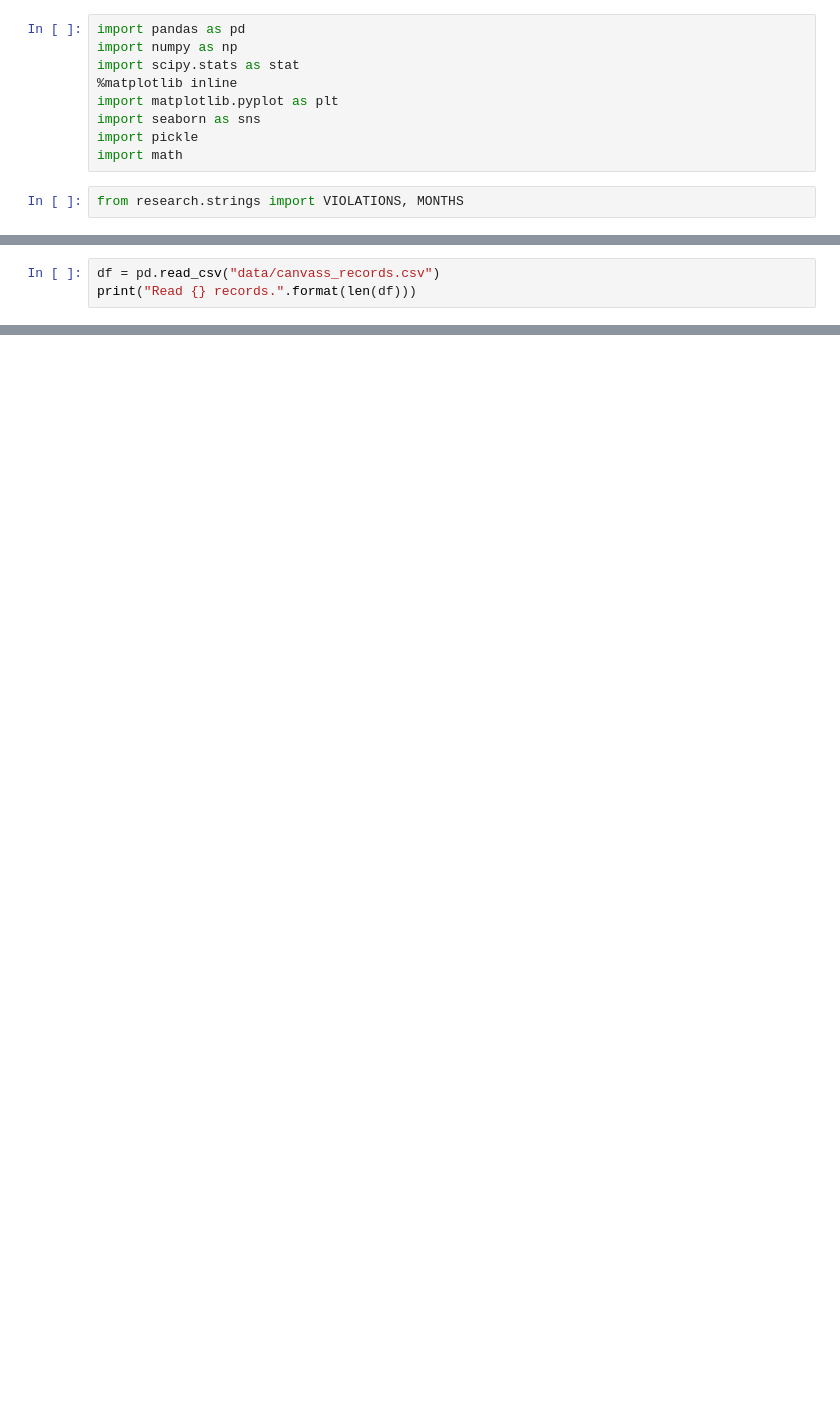
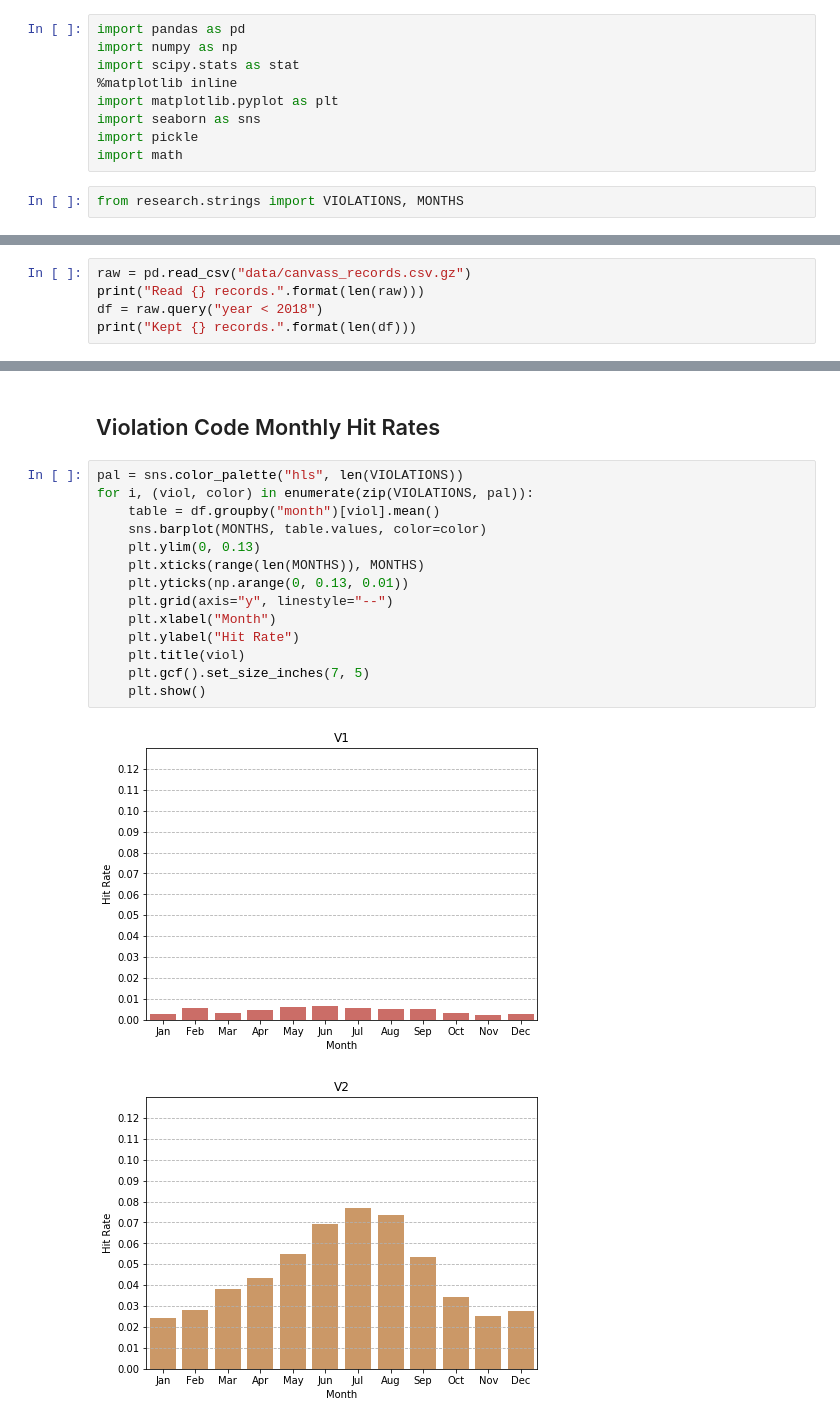
Before and after one commit to vingkan/foodinspectionforecasting, a Jupyter notebook: IIT/16_canvass_violations.ipynb, the cells around one changed output, grey strips where cells are left out. Drawn from its saved outputs; the diff is of its cells as text; blank space fills up the shorter version.

```diff
--- a/IIT/16_canvass_violations.ipynb
+++ b/IIT/16_canvass_violations.ipynb
@@ -14,4 +39,6 @@ from research.strings import VIOLATIONS, MONTHS
 # %%
-df = pd.read_csv("data/canvass_records.csv")
-print("Read {} records.".format(len(df)))
+raw = pd.read_csv("data/canvass_records.csv.gz")
+print("Read {} records.".format(len(raw)))
+df = raw.query("year < 2018")
+print("Kept {} records.".format(len(df)))
 # %% [output]
@@ -39,0 +81,19 @@ Name: V2, dtype: float64
+# %% [markdown]
+## Violation Code Monthly Hit Rates
+# %%
+pal = sns.color_palette("hls", len(VIOLATIONS))
+for i, (viol, color) in enumerate(zip(VIOLATIONS, pal)):
+    table = df.groupby("month")[viol].mean()
+    sns.barplot(MONTHS, table.values, color=color)
+    plt.ylim(0, 0.13)
+    plt.xticks(range(len(MONTHS)), MONTHS)
+    plt.yticks(np.arange(0, 0.13, 0.01))
+    plt.grid(axis="y", linestyle="--")
+    plt.xlabel("Month")
+    plt.ylabel("Hit Rate")
+    plt.title(viol)
+    plt.gcf().set_size_inches(7, 5)
+    plt.show()
+# %% [output]
+[figure, added]
+[figure, added]
```
Also changed, not shown: parts of 18 cells of this notebook, 2 other files.
